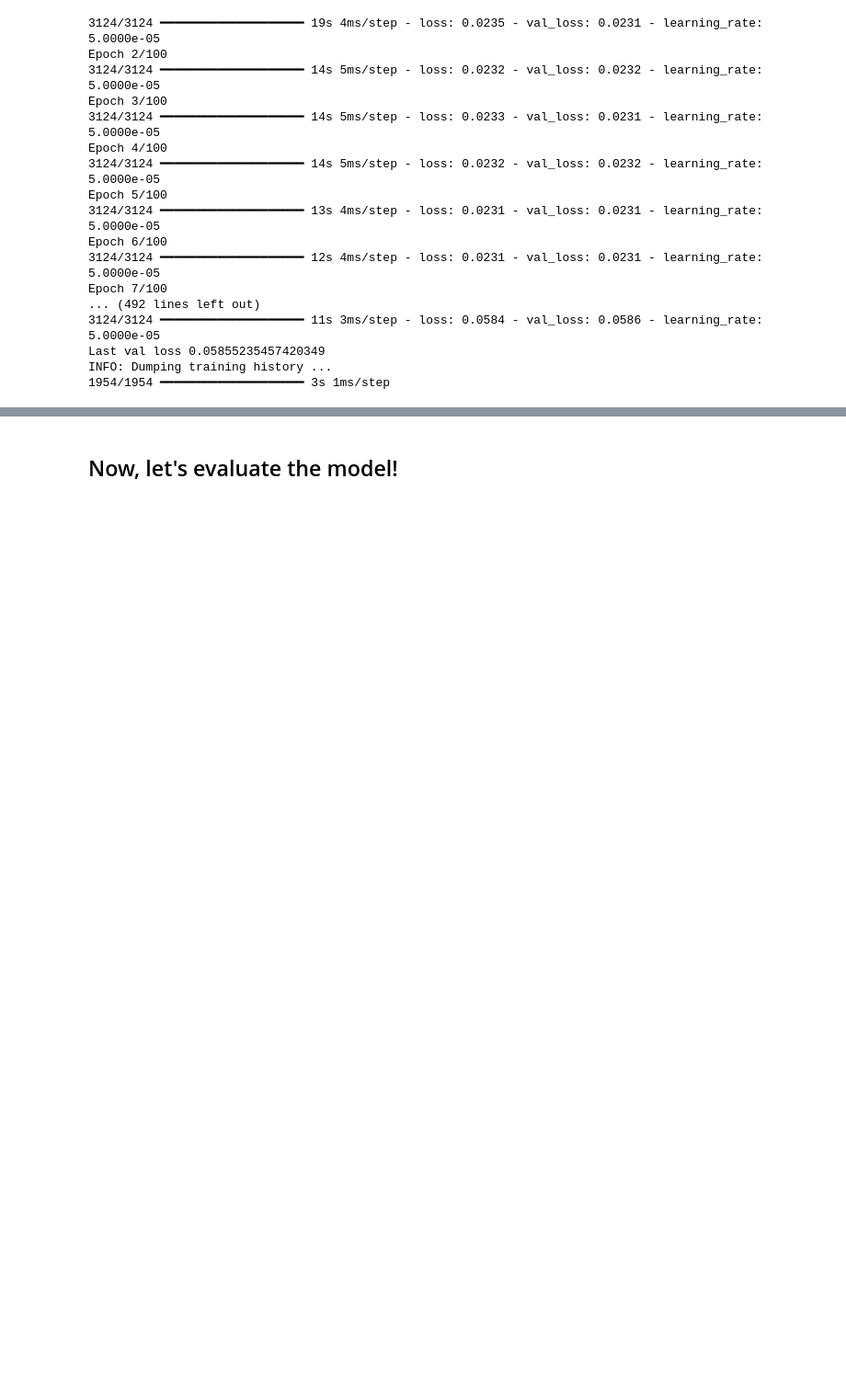
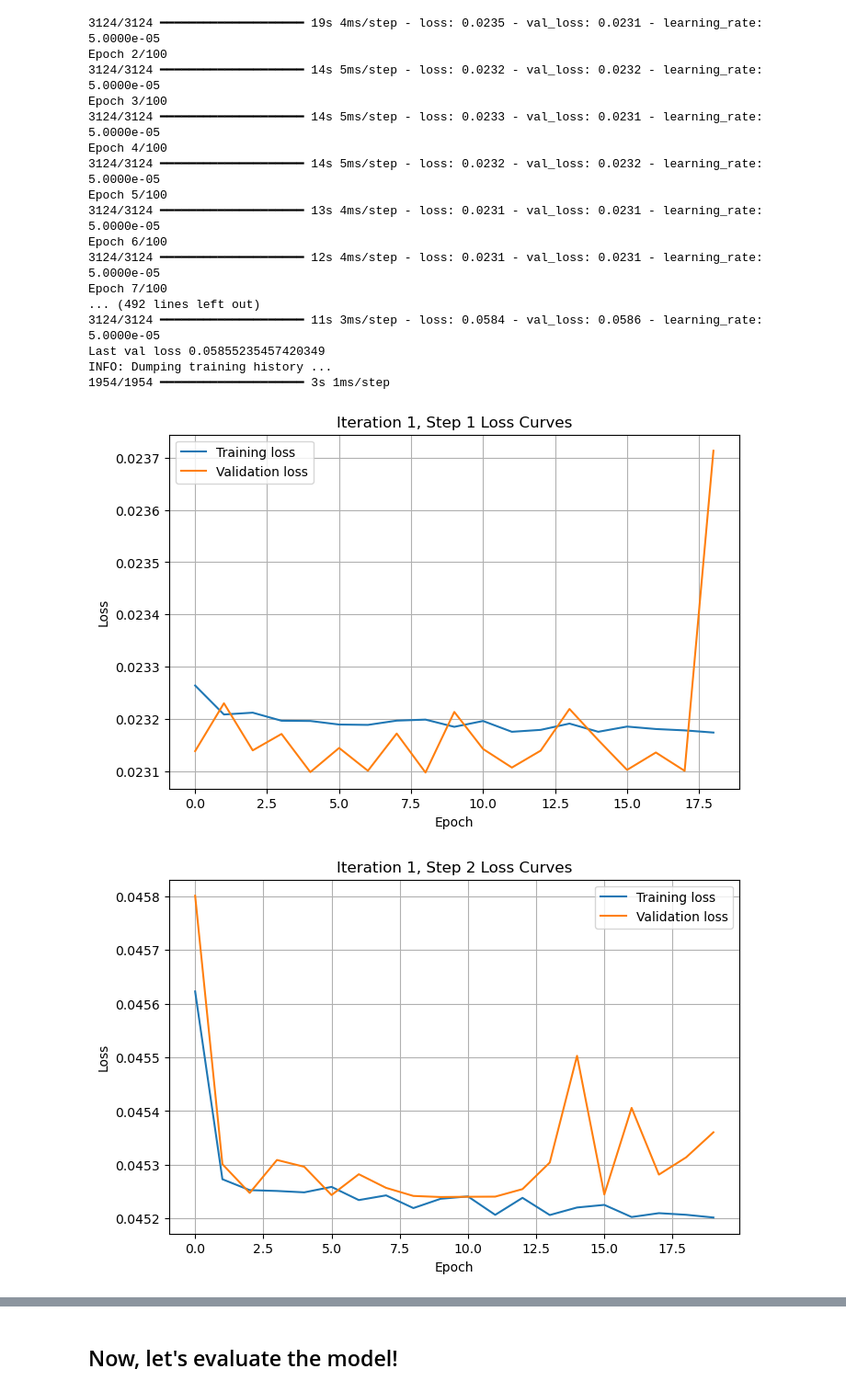
Before and after one commit to josefmurnauer/omnifold, a Jupyter notebook: OmniFold_example_mlb.ipynb, the cells around one changed output, grey strips where cells are left out. Shown at 92% size. Saved outputs shown, nothing was run; the diff lists cells and outputs as text; code cells hidden in the pictures; blank space fills up the shorter version.

Commit message:
Added loss plot

```diff
--- a/OmniFold_example_mlb.ipynb
+++ b/OmniFold_example_mlb.ipynb
@@ -410,3 +410,51 @@ Epoch 7/100
 Last val loss 0.05855235457420349
 INFO: Dumping training history ...
 1954/1954 ━━━━━━━━━━━━━━━━━━━━ 3s 1ms/step
+# %%
+import pickle
+import os
+# Set these to your parameters
+weights_folder = 'weights_original_test_mlb'
+name = "original_test_mlb"
+niter = 5
+n_ensemble = 1
+# Loop over iterations and steps
+for iteration in range(niter):
+    for stepn in [1, 2]:
+        plt.figure(figsize=(8,5))
+        plt.title(f"Iteration {iteration+1}, Step {stepn} Loss Curves")
+        plt.xlabel("Epoch")
+        plt.ylabel("Loss")
+
+        all_loss = []
+        all_val_loss = []
+
+        for e in range(n_ensemble):
+            # Construct pickle file name
+            model_file = f"{weights_folder}/OmniFold_{name}_iter{iteration}_step{stepn}"
+            if n_ensemble > 1:
+                model_file += f"_ensemble{e}"
+            model_file += ".weights.h5"
+            history_file = model_file.replace(".weights.h5", ".pkl")
+
+            # Load history
+            if os.path.exists(history_file):
+                with open(history_file, "rb") as f:
+                    history = pickle.load(f)
+                all_loss.append(history['loss'])
+                all_val_loss.append(history['val_loss'])
+            else:
+                print(f"History file not found: {history_file}")
+
+        # Average over ensembles if multiple
+        avg_loss = np.mean(all_loss, axis=0)
+        avg_val_loss = np.mean(all_val_loss, axis=0)
+
+        plt.plot(avg_loss, label='Training loss')
+        plt.plot(avg_val_loss, label='Validation loss')
+        plt.legend()
+        plt.grid(True)
+        plt.show()
+# %% [output]
+[figure, added]
+[figure, added]
```
Also changed, not shown: parts of 2 cells of this notebook.
